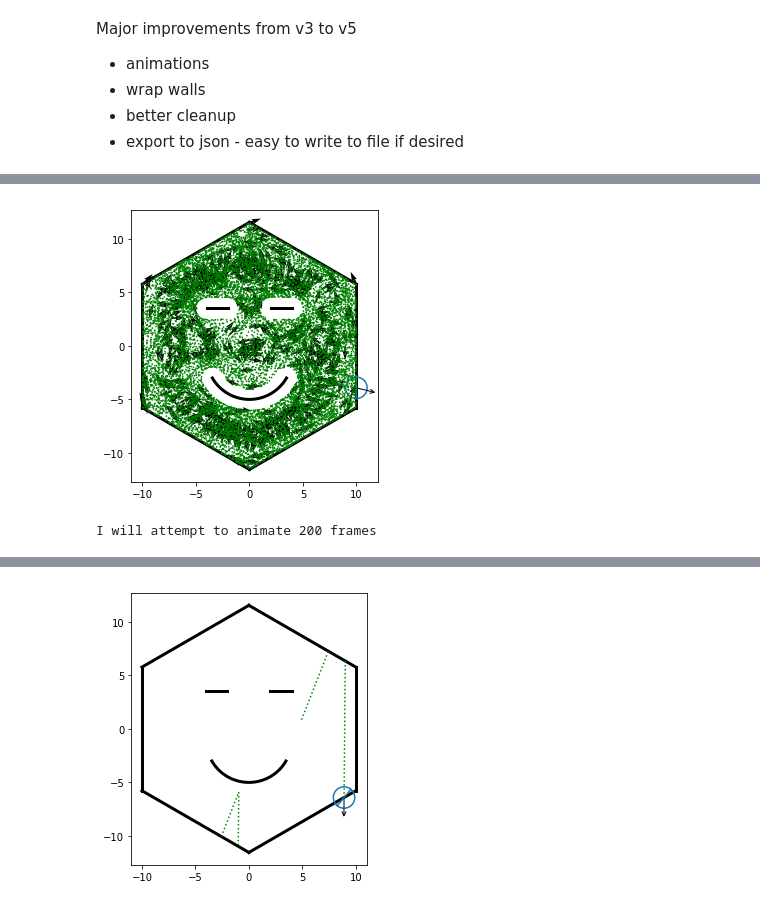
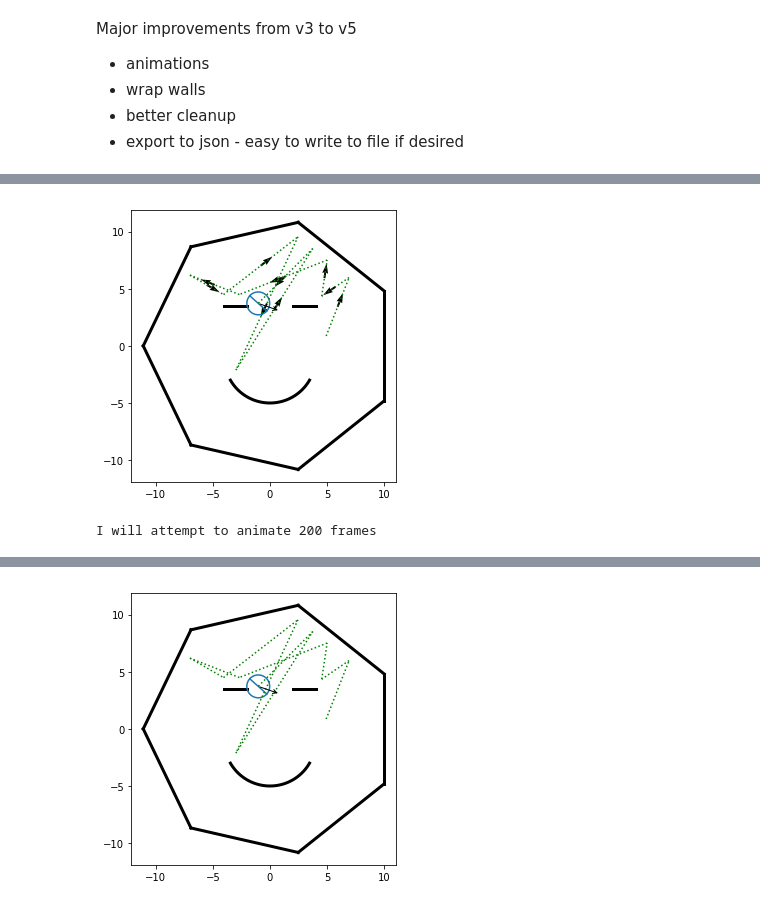
Before and after one commit to drscook/REU_temp, a Jupyter notebook: main_v5.ipynb, the cells around one changed output, grey strips where cells are left out. Drawn from its saved outputs; the diff is of its cells as text; code cells hidden in the pictures.

```diff
--- a/main_v5.ipynb
+++ b/main_v5.ipynb
@@ -727,17 +927,16 @@ def animate(part, movie_time=10, frame_rate=60, show_trails=True, save=False, em
 # %%
-## Wrap Law
+## Specular Law
 
 np.random.seed(5)  # produces the same thing every thing - easier for debugging
 
-steps = 5000
+steps = 10
 dim = 2
 
-part = Particle(radius=1.0)
+part = Particle(radius=1.0, save=True)
 
 Walls = []
-polygon_sides = 6
+polygon_sides = 7
 polygon_radius_inscribed = 10
-assert polygon_sides % 2 == 0, "I only know how to wrap with an even number of sides"
 offset = int(polygon_sides / 2)
 
 length = np.tan(np.pi / polygon_sides) * polygon_radius_inscribed
@@ -748,8 +947,7 @@ for i, theta in enumerate(np.linspace(0, 2*np.pi, polygon_sides, endpoint=False)
     t = [n[1], -n[0]]
     axes = [n, t]
     wrap_wall_idx = (i + offset) % polygon_sides
-    new_wall = FlatWall(base=b, axes=axes, length=length, collision_law='wrap',
-                        wrap_wall_idx=wrap_wall_idx, hard=False, flip_vel=True)
+    new_wall = FlatWall(base=b, axes=axes, radius=length, collision_law='specular')
     Walls.append(new_wall)
 
 
@@ -757,43 +955,43 @@ scatterer_radius = 4
 assert (scatterer_radius < polygon_radius_inscribed), "scatterer won't fit in the polygon"  # checks that the scatterer fits
 new_wall = SphereWall(base=[0.0, -1.0], radius=scatterer_radius, max_polar_angle = np.pi/3,
                       axes=[[0,-1],[1,0]])
 Walls.append(new_wall)
 if new_wall.max_polar_angle < np.pi:
     new_wall.cap_endpoints(Walls)
 
 
-new_wall = FlatWall(base=[-3.0,3.5], axes=[0,1], length=1, two_sided=True)
+new_wall = FlatWall(base=[-3.0,3.5], axes=[0,1], radius=1, two_sided=True)
 Walls.append(new_wall)
 new_wall.cap_endpoints(Walls)
 
-new_wall = FlatWall(base=[3.0,3.51], axes=[0,1], length=1, two_sided=True)
+new_wall = FlatWall(base=[3.0,3.51], axes=[0,1], radius=1, two_sided=True)
 Walls.append(new_wall)
 new_wall.cap_endpoints(Walls)
 
 part, Walls = initialize(part, Walls)
 
 json_record = run(part, Walls)
 
 del part
 
 part = json.loads(json_record)
 for key, val in part.items():
     if isinstance(val, list):
         part[key] = np.array(val)
 
 ax = draw(part, stop_step=1000)
 plt.show()
 
 part, anim = animate(part, movie_time=10, frame_rate=20, show_trails=True, save=True)
 # %% [output]
-[figure, old version]
+[figure, new version]
 I will attempt to animate 200 frames
 [interactive output not drawn]
 # %%
 #@title Interactive {run: "auto"}
-plot_steps =6 #@param {type:"slider", min:0, max:50, step:1}
+plot_steps=13 #@param {type:"slider", min:0, max:50, step:1}
 
 ax = draw(part, stop_step=plot_steps+1, arrows=False)
 plt.show()
 # %% [output]
-[figure, old version]
+[figure, new version]
```
Also changed, not shown: parts of 7 cells of this notebook.
